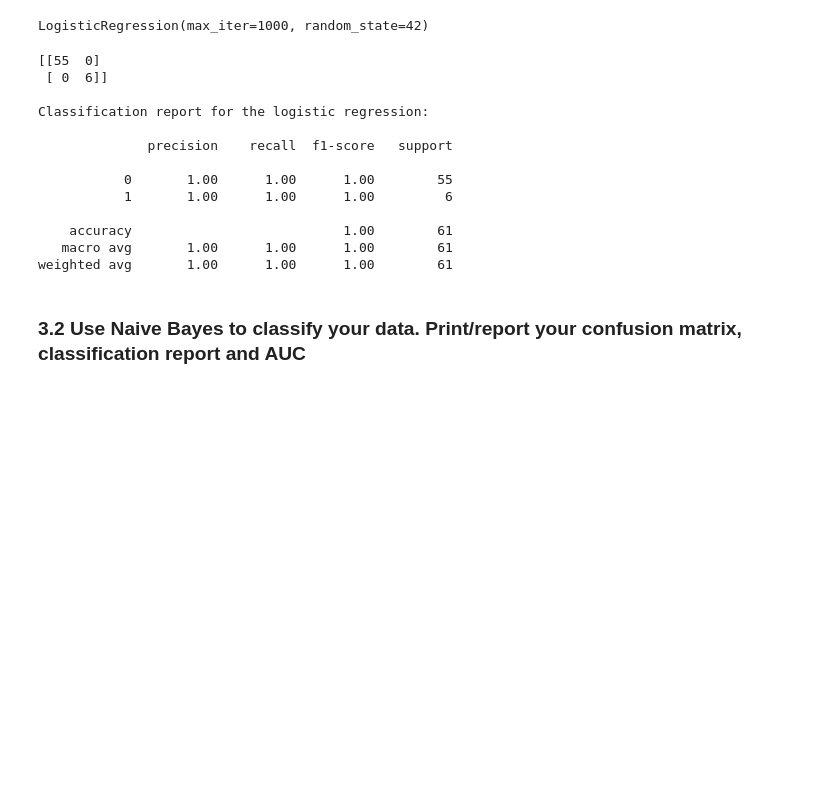
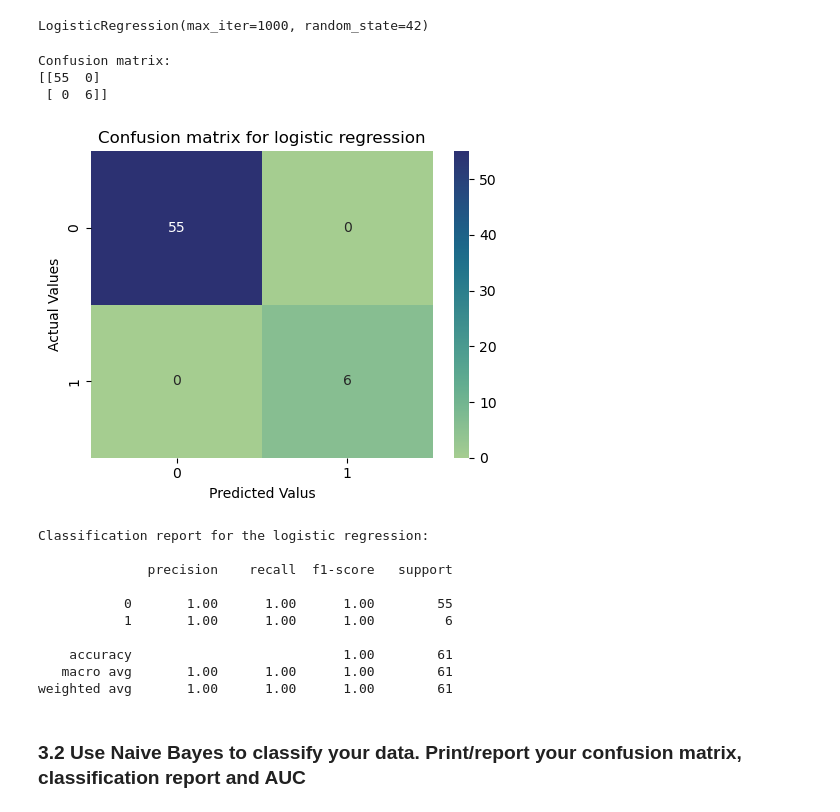
Before and after one commit to buddhathapa12/PrespectiveOnDataScience, a Jupyter notebook: ClassificationAnalysis/E923Q669_CS746_HW5_Classification.ipynb, the cells around one changed output. Drawn from its saved outputs; the diff is of its cells as text; code cells hidden in the pictures; blank space fills up the shorter version.

Commit message:
Plotted confusion matrix for logistic regression

```diff
--- a/ClassificationAnalysis/E923Q669_CS746_HW5_Classification.ipynb
+++ b/ClassificationAnalysis/E923Q669_CS746_HW5_Classification.ipynb
@@ -277,26 +277,37 @@ LogisticRegression(max_iter=1000, random_state=42)
 # %%
 y_predicted_lr = logistic_model.predict(X_test)
 
 lr_confusion_matrix = confusion_matrix(y_true= y_test, y_pred= y_predicted_lr)
-print(lr_confusion_matrix)
+print(f"Confusion matrix: \n{lr_confusion_matrix} \n")
 
+#Conffusion matrix plot
+plt.figure(figsize=(5,4))
+sns.heatmap(lr_confusion_matrix, annot= True, cmap= "crest")
+plt.xlabel("Predicted Valus")
+plt.ylabel("Actual Values")
+plt.title("Confusion matrix for logistic regression")
+plt.tight_layout()
+plt.show()
+
+#Classification Report
 lr_classification_report = classification_report(y_true= y_test, y_pred= y_predicted_lr)
 print("\nClassification report for the logistic regression:\n")
 print(lr_classification_report)
 # %% [output]
+Confusion matrix:
 [[55  0]
  [ 0  6]]
-
-Classification report for the logistic regression:
-
-              precision    recall  f1-score   support
-
-           0       1.00      1.00      1.00        55
-           1       1.00      1.00      1.00         6
-
-    accuracy                           1.00        61
-   macro avg       1.00      1.00      1.00        61
-weighted avg       1.00      1.00      1.00        61
+[figure, added]
+Classification report for the logistic regression:
+
+              precision    recall  f1-score   support
+
+           0       1.00      1.00      1.00        55
+           1       1.00      1.00      1.00         6
+
+    accuracy                           1.00        61
+   macro avg       1.00      1.00      1.00        61
+weighted avg       1.00      1.00      1.00        61
 # %% [markdown]
 ### 3.2 Use Naive Bayes to classify your data. Print/report your confusion matrix, classification report and AUC
 # %%
```
